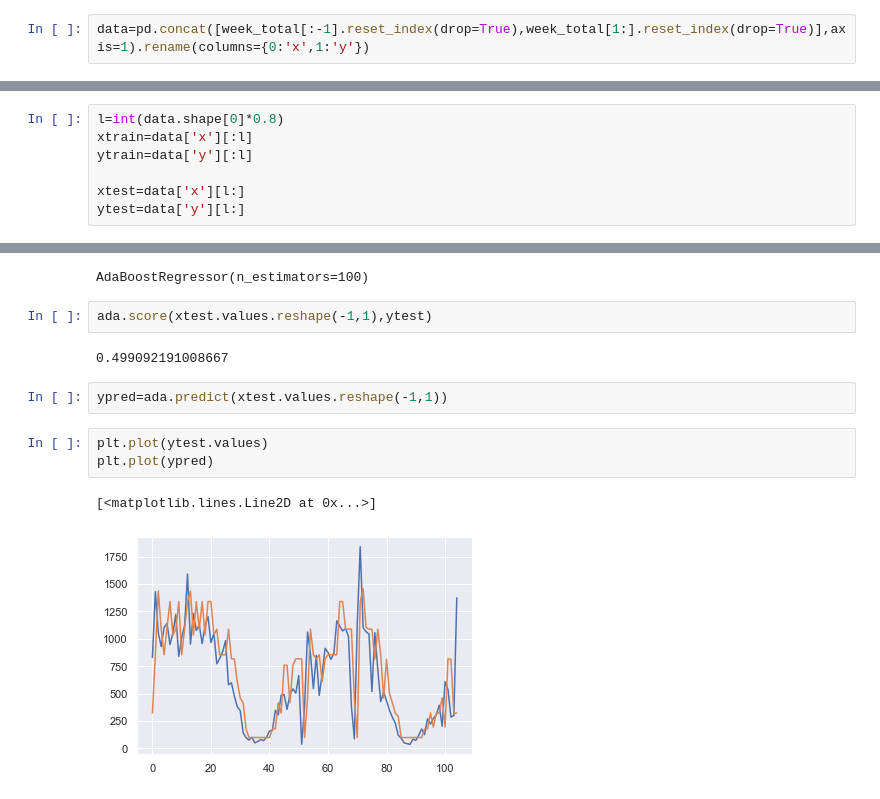
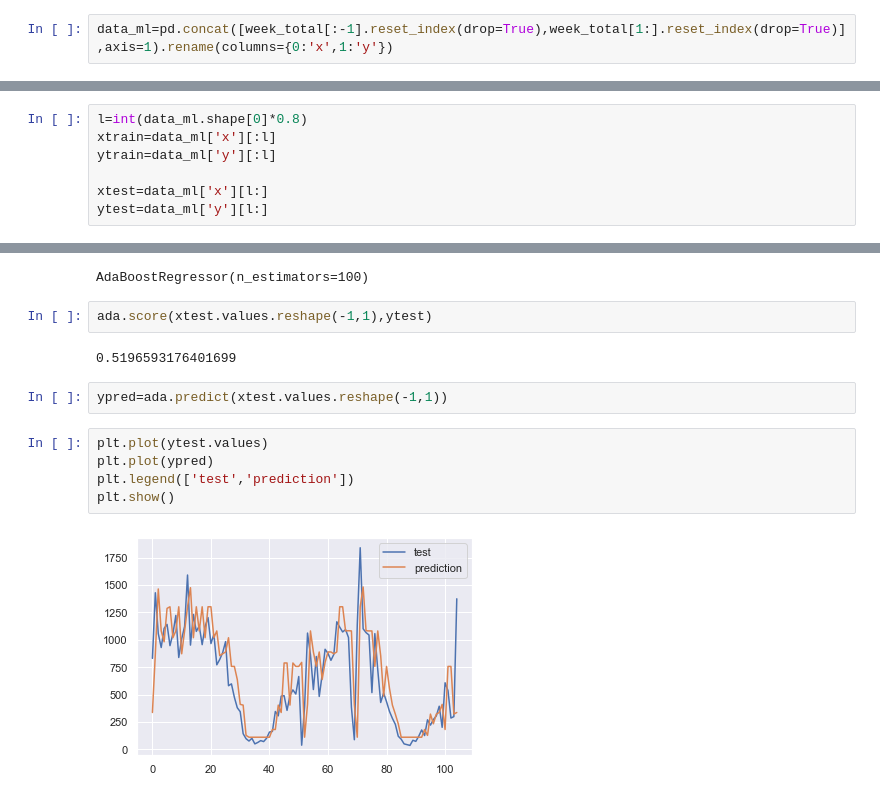
Before and after one commit to joaomvg/data-science-projects, a Jupyter notebook: chicken_pox.ipynb, the cells around one changed output, grey strips where cells are left out. Drawn from its saved outputs; the diff is of its cells as text.

```diff
--- a/chicken_pox.ipynb
+++ b/chicken_pox.ipynb
@@ -44,2 +43,2 @@ from sklearn.model_selection import train_test_split
 # %%
-data=pd.concat([week_total[:-1].reset_index(drop=True),week_total[1:].reset_index(drop=True)],axis=1).rename(columns={0:'x',1:'y'})
+data_ml=pd.concat([week_total[:-1].reset_index(drop=True),week_total[1:].reset_index(drop=True)],axis=1).rename(columns={0:'x',1:'y'})
@@ -64,10 +61,10 @@ from sklearn.ensemble import AdaBoostRegressor
 # %%
-l=int(data.shape[0]*0.8)
-xtrain=data['x'][:l]
-ytrain=data['y'][:l]
+l=int(data_ml.shape[0]*0.8)
+xtrain=data_ml['x'][:l]
+ytrain=data_ml['y'][:l]
 
-xtest=data['x'][l:]
-ytest=data['y'][l:]
+xtest=data_ml['x'][l:]
+ytest=data_ml['y'][l:]
 # %%
 ada=AdaBoostRegressor(n_estimators=100)
 # %%
@@ -77,12 +74,13 @@ AdaBoostRegressor(n_estimators=100)
 # %%
 ada.score(xtest.values.reshape(-1,1),ytest)
 # %% [output]
-0.499092191008667
+0.5196593176401699
 # %%
 ypred=ada.predict(xtest.values.reshape(-1,1))
 # %%
 plt.plot(ytest.values)
 plt.plot(ypred)
+plt.legend(['test','prediction'])
+plt.show()
 # %% [output]
-[<matplotlib.lines.Line2D at 0x...>]
-[figure, old version]
+[figure, new version]
```
Also changed, not shown: parts of 19 cells of this notebook.
